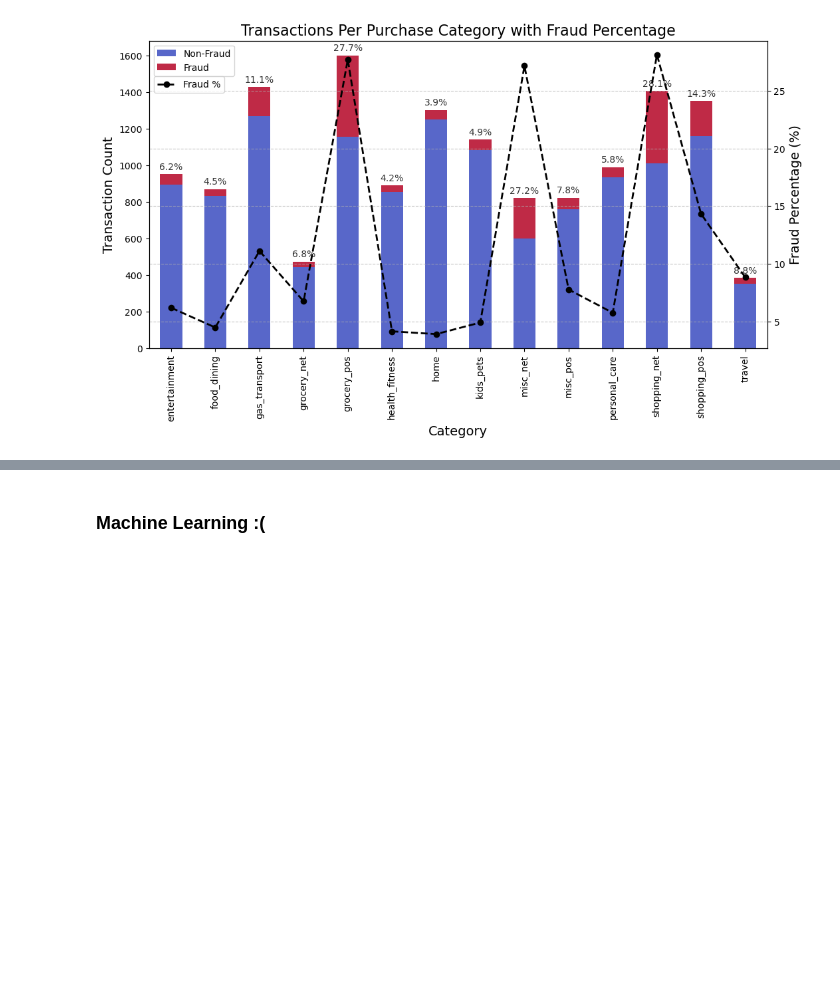
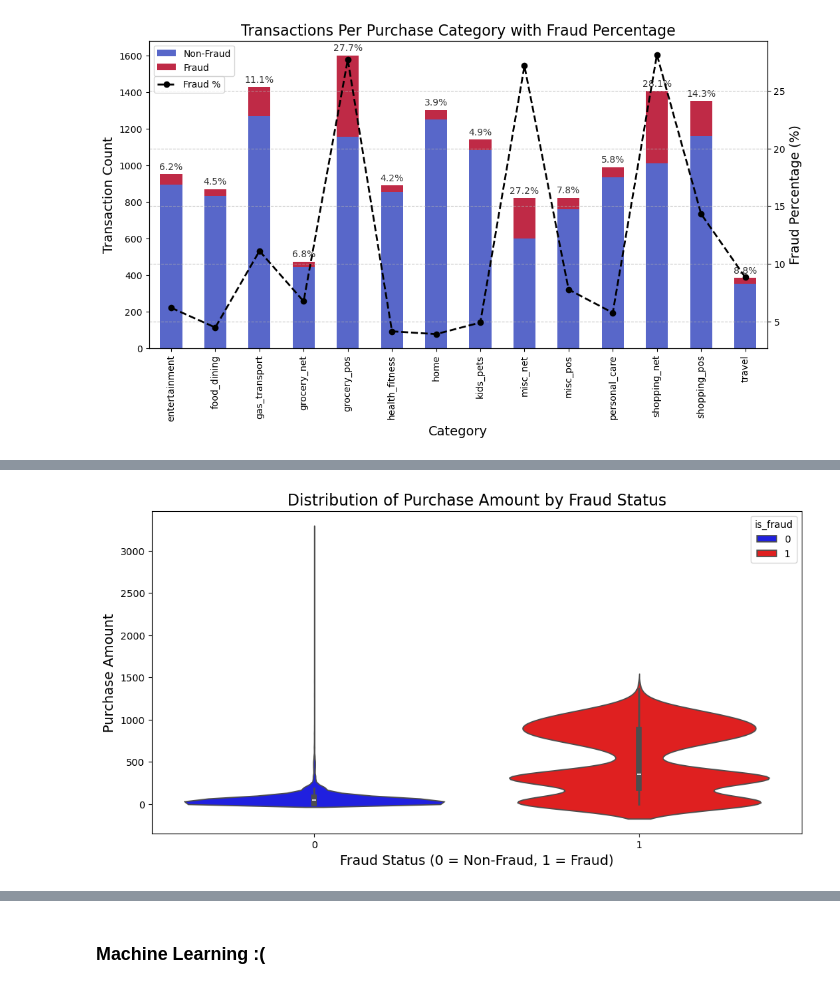
Before and after one commit to maddiegross7/325-Final-Project, a Jupyter notebook: Final_Project_RegularlyScheduledProgramming.ipynb, the cells around one changed output, grey strips where cells are left out. Cells and saved outputs as stored; diff of their text form; code cells hidden in the pictures; blank space fills up the shorter version.

```diff
--- a/Final_Project_RegularlyScheduledProgramming.ipynb
+++ b/Final_Project_RegularlyScheduledProgramming.ipynb
@@ -274,0 +290,12 @@ plt.show()
+# %%
+plt.figure(figsize=(12, 6))
+
+sns.violinplot(data=df_time, x="is_fraud", y="amt",hue="is_fraud", palette={0: "blue", 1: "red"})
+
+plt.xlabel("Fraud Status (0 = Non-Fraud, 1 = Fraud)", fontsize=14)
+plt.ylabel("Purchase Amount", fontsize=14)
+plt.title("Distribution of Purchase Amount by Fraud Status", fontsize=16)
+
+plt.show()
+# %% [output]
+[figure, added]
```
Also changed, not shown: parts of 2 cells of this notebook.
